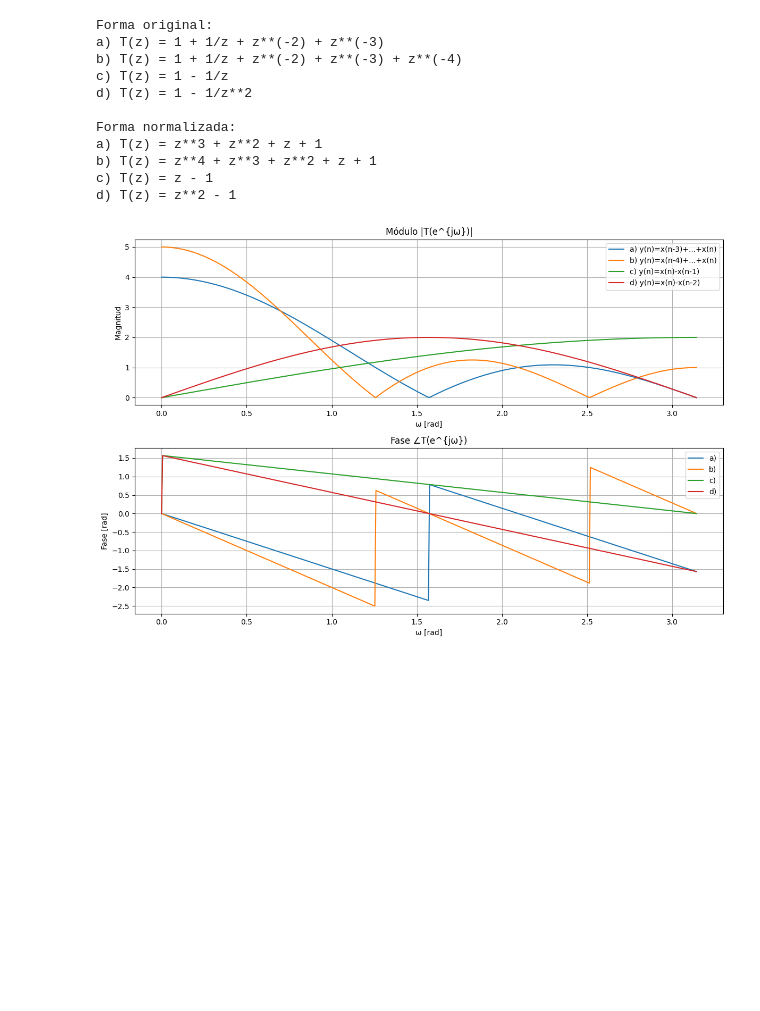
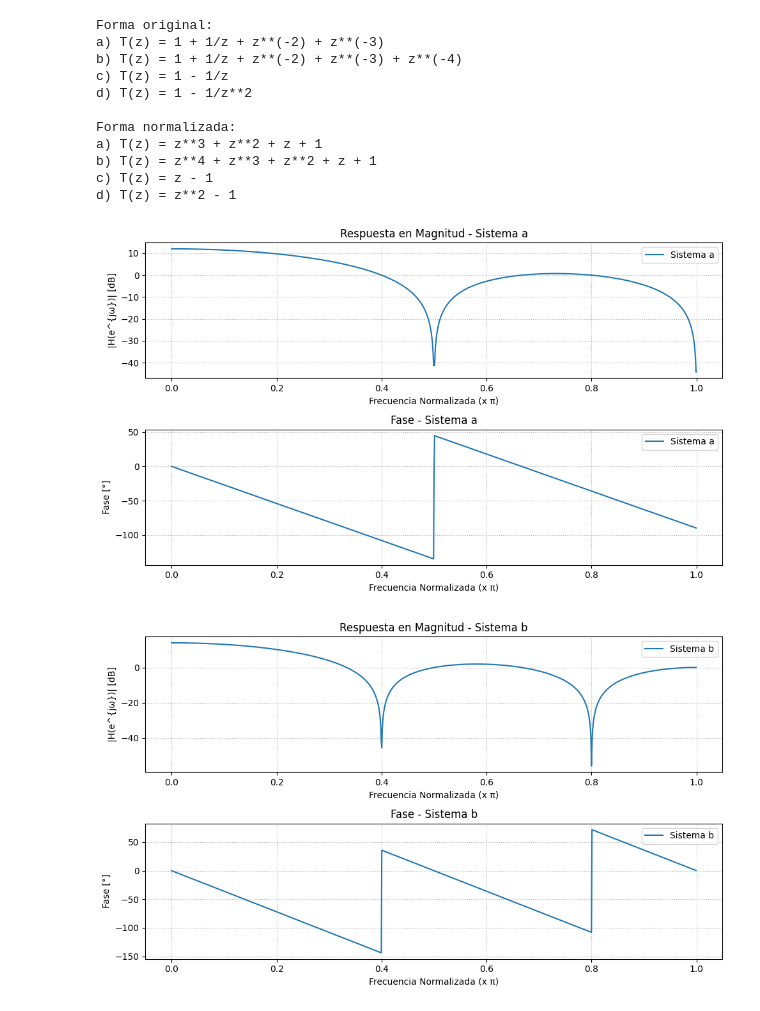
Before and after one commit to LolaPampin07/TS7, a Jupyter notebook: ts7.ipynb, the cells around one changed output. Drawn from its saved outputs; the diff is of its cells as text; code cells hidden in the pictures; blank space fills up the shorter version.

```diff
--- a/ts7.ipynb
+++ b/ts7.ipynb
@@ -63,57 +154,45 @@ d) T(z) = z**2 - 1
 # %%
 import numpy as np
 import matplotlib.pyplot as plt
+from scipy.signal import freqz
 
-# Rango de frecuencia
-omega = np.linspace(0, np.pi, 500)
-z = np.exp(1j * omega)  # z = e^{jω}
+# Definino los sistemas
+sistemas = {
+    'a': ([1, 1, 1, 1], [1]),
+    'b': ([1, 1, 1, 1, 1], [1]),
+    'c': ([1, -1], [1]),
+    'd': ([1, 0, -1], [1])
+}
 
-# Sistemas
-T_a = z**(-3) + z**(-2) + z**(-1) + 1
-T_b = z**(-4) + z**(-3) + z**(-2) + z**(-1) + 1
-T_c = 1 - z**(-1)
-T_d = 1 - z**(-2)
+for label, (b, a) in sistemas.items():
+    # Respuesta en frecuencia
+    w, h = freqz(b, a, worN=1024)
 
-# Función para módulo y fase
-def mag_phase(T):
-    mag = np.abs(T)
-    phase = np.angle(T)
-    return mag, phase
+    # Fase desenvuelta
+    phase = np.unwrap(np.angle(h))
 
-# Calcular para cada sistema
-mag_a, phase_a = mag_phase(T_a)
-mag_b, phase_b = mag_phase(T_b)
-mag_c, phase_c = mag_phase(T_c)
-mag_d, phase_d = mag_phase(T_d)
+    # --- Gráficas ---
+    plt.figure(figsize=(10, 6))
 
-# Graficar
-plt.figure(figsize=(12,8))
+    # Magnitud
+    plt.subplot(2, 1, 1)
+    plt.plot(w/np.pi, 20*np.log10(abs(h)), label=f'Sistema {label}')
+    plt.title(f'Respuesta en Magnitud - Sistema {label}')
+    plt.xlabel('Frecuencia Normalizada (x π)')
+    plt.ylabel('|H(e^{jω})| [dB]')
+    plt.grid(True, which='both', ls=':')
+    plt.legend()
 
-# Módulo
-plt.subplot(2,1,1)
-plt.plot(omega, mag_a, label='a) y(n)=x(n-3)+...+x(n)')
-plt.plot(omega, mag_b, label='b) y(n)=x(n-4)+...+x(n)')
-plt.plot(omega, mag_c, label='c) y(n)=x(n)-x(n-1)')
-plt.plot(omega, mag_d, label='d) y(n)=x(n)-x(n-2)')
-plt.title('Módulo |T(e^{jω})|')
-plt.xlabel('ω [rad]')
-plt.ylabel('Magnitud')
-plt.legend()
-plt.grid()
+    # Fase
+    plt.subplot(2, 1, 2)
+    plt.plot(w/np.pi, np.degrees(phase), label=f'Sistema {label}')
+    plt.title(f'Fase - Sistema {label}')
+    plt.xlabel('Frecuencia Normalizada (x π)')
+    plt.ylabel('Fase [°]')
+    plt.grid(True, which='both', ls=':')
+    plt.legend()
 
-# Fase
-plt.subplot(2,1,2)
-plt.plot(omega, phase_a, label='a)')
-plt.plot(omega, phase_b, label='b)')
-plt.plot(omega, phase_c, label='c)')
-plt.plot(omega, phase_d, label='d)')
-plt.title('Fase ∠T(e^{jω})')
-plt.xlabel('ω [rad]')
-plt.ylabel('Fase [rad]')
-plt.legend()
-plt.grid()
-
-plt.tight_layout()
-plt.show()
+    plt.tight_layout()
 # %% [output]
-[figure, old version]
+[figure, new version]
+[figure, added]
```
Also changed, not shown: parts of 7 cells of this notebook, 1 other file.
